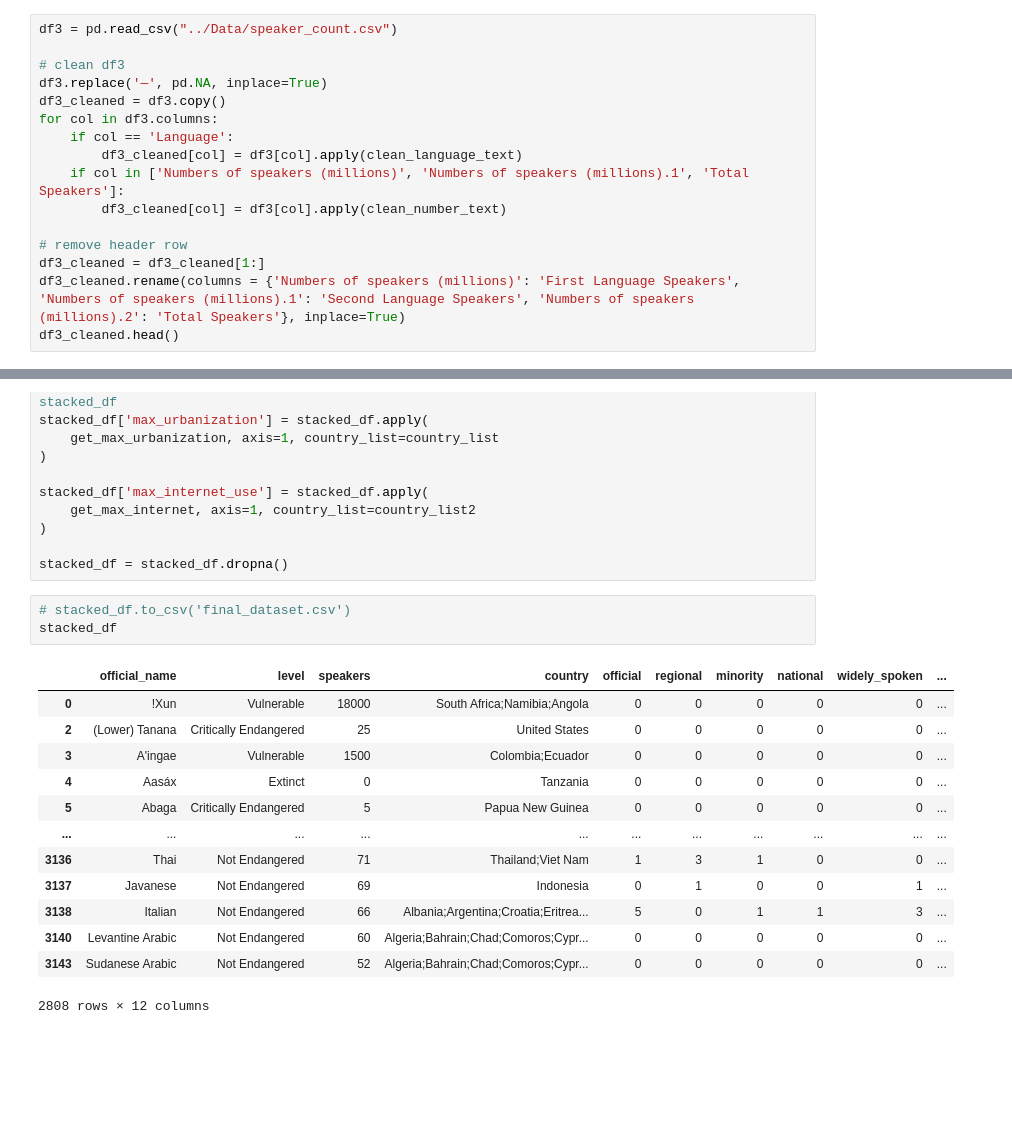
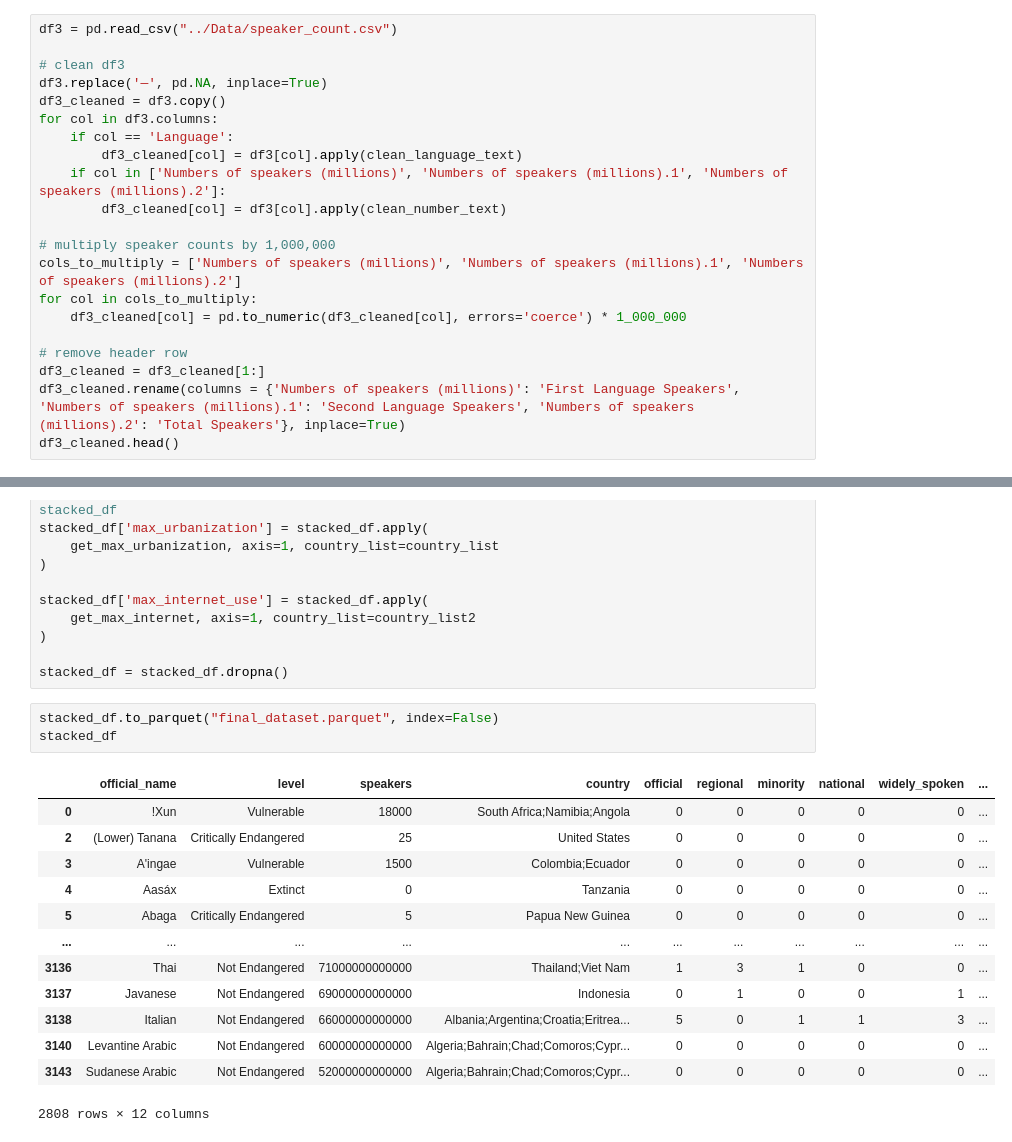
Before and after one commit to helinyilmaz/Language-Endangerment-Prediction, a Jupyter notebook: Data Cleaning/data-cleaning.ipynb, the cells around one changed output, grey strips where cells are left out. Saved outputs shown, nothing was run; the diff lists cells and outputs as text; blank space fills up the shorter version.

```diff
--- a/Data Cleaning/data-cleaning.ipynb
+++ b/Data Cleaning/data-cleaning.ipynb
@@ -248,8 +248,13 @@ df3_cleaned = df3.copy()
 for col in df3.columns:
     if col == 'Language':
         df3_cleaned[col] = df3[col].apply(clean_language_text)
-    if col in ['Numbers of speakers (millions)', 'Numbers of speakers (millions).1', 'Total Speakers']:
+    if col in ['Numbers of speakers (millions)', 'Numbers of speakers (millions).1', 'Numbers of speakers (millions).2']:
         df3_cleaned[col] = df3[col].apply(clean_number_text)
+
+# multiply speaker counts by 1,000,000
+cols_to_multiply = ['Numbers of speakers (millions)', 'Numbers of speakers (millions).1', 'Numbers of speakers (millions).2']
+for col in cols_to_multiply:
+    df3_cleaned[col] = pd.to_numeric(df3_cleaned[col], errors='coerce') * 1_000_000
 
 # remove header row
 df3_cleaned = df3_cleaned[1:]
@@ -487,19 +492,19 @@ stacked_df['max_internet_use'] = stacked_df.apply(
 
 stacked_df = stacked_df.dropna()
 # %%
-# stacked_df.to_csv('final_dataset.csv')
+stacked_df.to_parquet("final_dataset.parquet", index=False)
 stacked_df
 # %% [output]
 |  | official_name | level | speakers | country | official | regional | minority | national | widely_spoken | ... |
 | 0 | !Xun | Vulnerable | 18000 | South Africa;Namibia;Angola | 0 | 0 | 0 | 0 | 0 | ... |
 | 2 | (Lower) Tanana | Critically Endangered | 25 | United States | 0 | 0 | 0 | 0 | 0 | ... |
 | 3 | A'ingae | Vulnerable | 1500 | Colombia;Ecuador | 0 | 0 | 0 | 0 | 0 | ... |
 | 4 | Aasáx | Extinct | 0 | Tanzania | 0 | 0 | 0 | 0 | 0 | ... |
 | 5 | Abaga | Critically Endangered | 5 | Papua New Guinea | 0 | 0 | 0 | 0 | 0 | ... |
 | ... | ... | ... | ... | ... | ... | ... | ... | ... | ... | ... |
-| 3136 | Thai | Not Endangered | 71 | Thailand;Viet Nam | 1 | 3 | 1 | 0 | 0 | ... |
-| 3137 | Javanese | Not Endangered | 69 | Indonesia | 0 | 1 | 0 | 0 | 1 | ... |
-| 3138 | Italian | Not Endangered | 66 | Albania;Argentina;Croatia;Eritrea... | 5 | 0 | 1 | 1 | 3 | ... |
-| 3140 | Levantine Arabic | Not Endangered | 60 | Algeria;Bahrain;Chad;Comoros;Cypr... | 0 | 0 | 0 | 0 | 0 | ... |
-| 3143 | Sudanese Arabic | Not Endangered | 52 | Algeria;Bahrain;Chad;Comoros;Cypr... | 0 | 0 | 0 | 0 | 0 | ... |
+| 3136 | Thai | Not Endangered | 71000000000000 | Thailand;Viet Nam | 1 | 3 | 1 | 0 | 0 | ... |
+| 3137 | Javanese | Not Endangered | 69000000000000 | Indonesia | 0 | 1 | 0 | 0 | 1 | ... |
+| 3138 | Italian | Not Endangered | 66000000000000 | Albania;Argentina;Croatia;Eritrea... | 5 | 0 | 1 | 1 | 3 | ... |
+| 3140 | Levantine Arabic | Not Endangered | 60000000000000 | Algeria;Bahrain;Chad;Comoros;Cypr... | 0 | 0 | 0 | 0 | 0 | ... |
+| 3143 | Sudanese Arabic | Not Endangered | 52000000000000 | Algeria;Bahrain;Chad;Comoros;Cypr... | 0 | 0 | 0 | 0 | 0 | ... |
 2808 rows × 12 columns
```
Also changed, not shown: parts of 1 cell of this notebook, 1 other file.
